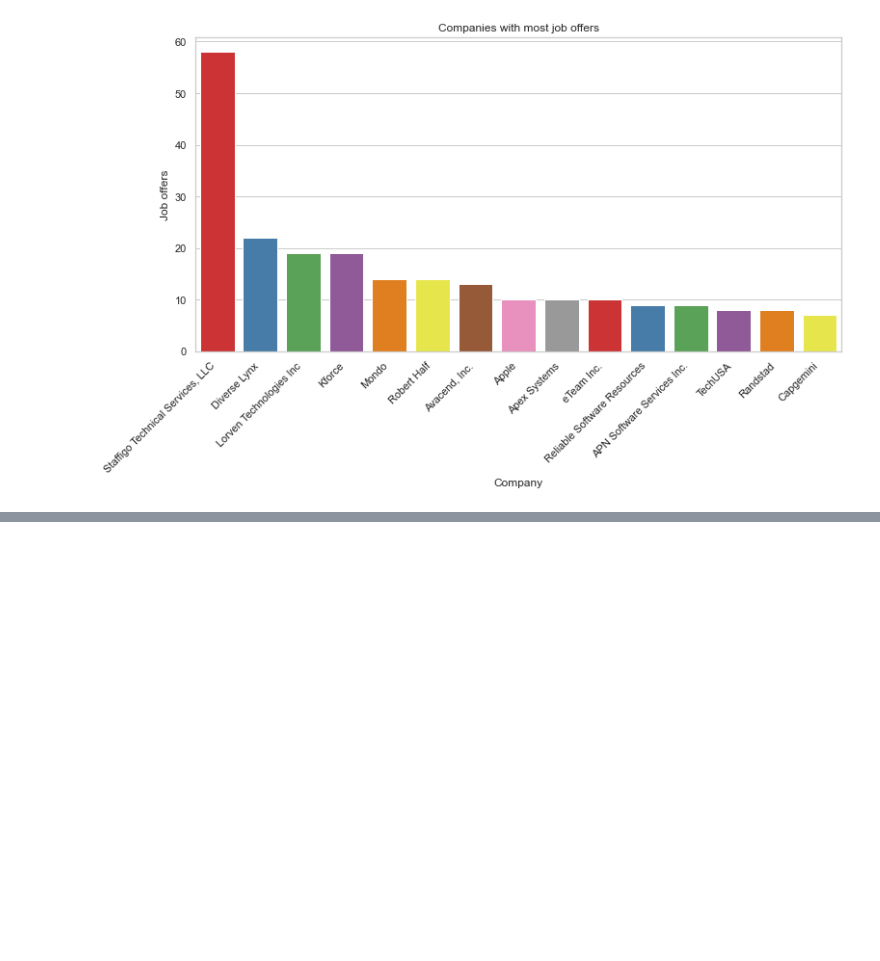
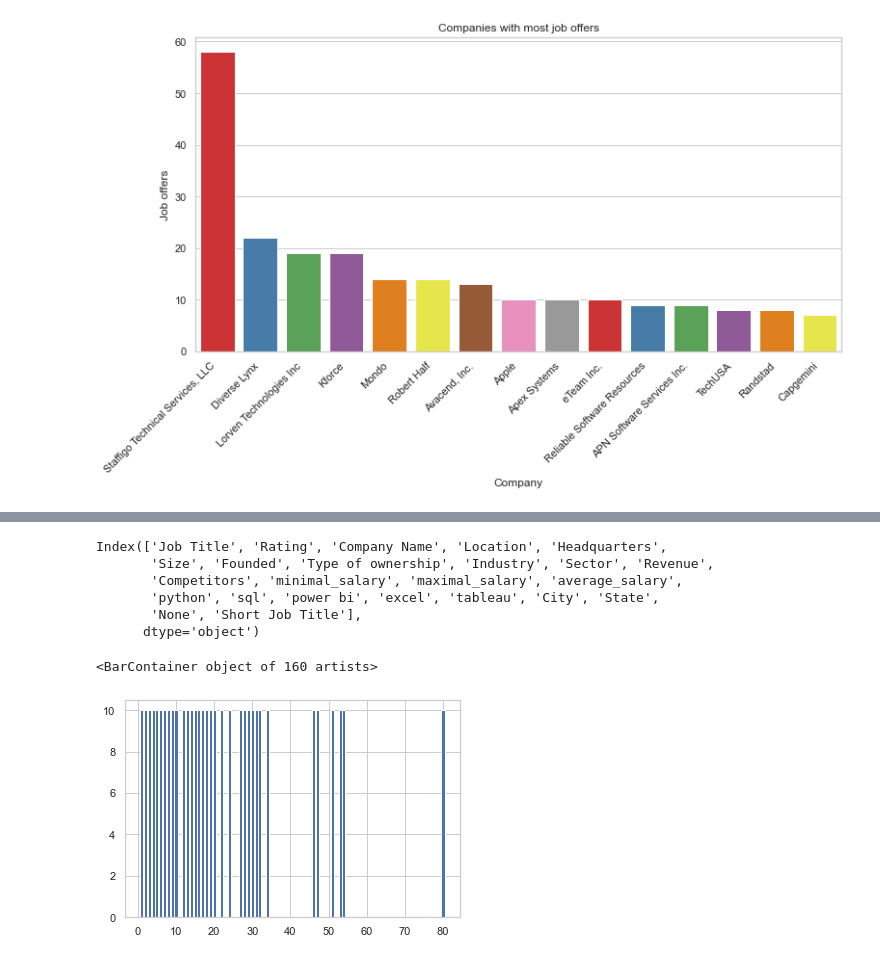
Before and after one commit to AdityaKD88/Job_listing_data_analytic, a Jupyter notebook: analysis.ipynb, the cells around one changed output, grey strips where cells are left out. Drawn from its saved outputs; the diff is of its cells as text; code cells hidden in the pictures; blank space fills up the shorter version.

```diff
--- a/analysis.ipynb
+++ b/analysis.ipynb
@@ -573,0 +580,14 @@ ValueError: Could not interpret input 'Salary_avg'
+# %%
+df.columns
+# %% [output]
+Index(['Job Title', 'Rating', 'Company Name', 'Location', 'Headquarters',
+       'Size', 'Founded', 'Type of ownership', 'Industry', 'Sector', 'Revenue',
+       'Competitors', 'minimal_salary', 'maximal_salary', 'average_salary',
+       'python', 'sql', 'power bi', 'excel', 'tableau', 'City', 'State',
+       'None', 'Short Job Title'],
+      dtype='object')
+# %%
+plt.bar(x=df['Founded'].value_counts(),height=10)
+# %% [output]
+<BarContainer object of 160 artists>
+[figure, added]
```
Also changed, not shown: parts of 2 cells of this notebook, 1 other file.
